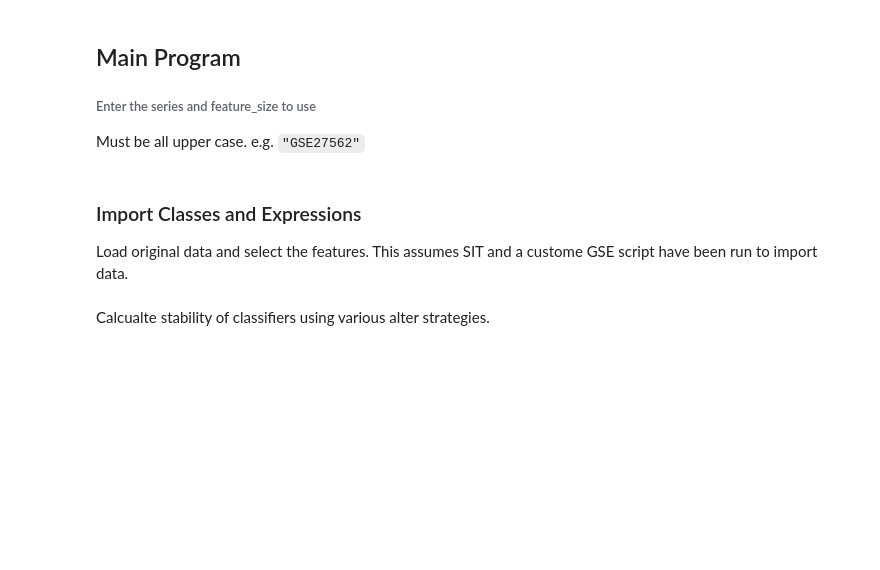
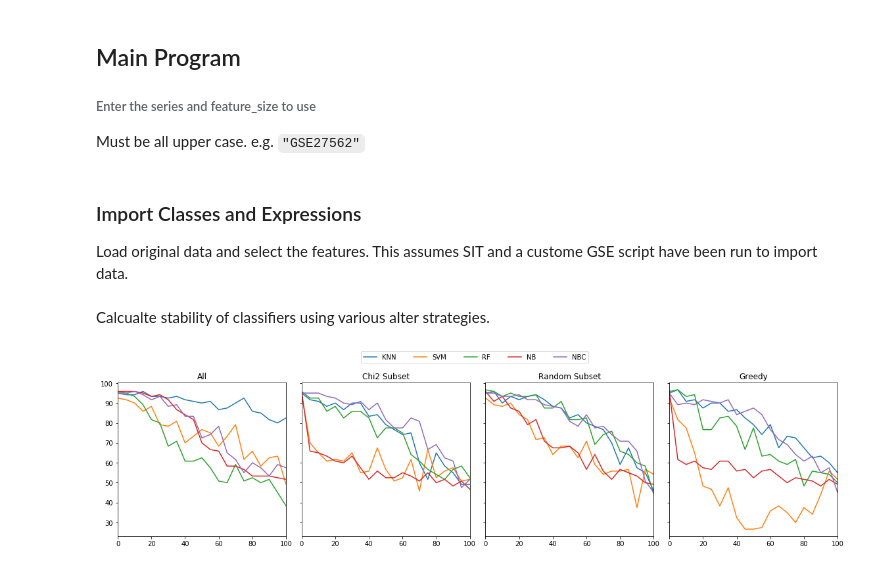
Before and after one commit to 2samgu2/GeneticStabilityAnalysis, a Jupyter notebook: main/notebooks/GSA.ipynb, the cells around one changed output. Drawn from its saved outputs; the diff is of its cells as text; code cells hidden in the pictures; blank space fills up the shorter version.

Commit message:
Added basic graphing
Added basic graphing.

```diff
--- a/main/notebooks/GSA.ipynb
+++ b/main/notebooks/GSA.ipynb
@@ -473,12 +473,12 @@ if not path.exists(gsa_path):
     makedirs(gsa_path)
 
 y = np.loadtxt(path.join(load_path, "classes.txt"), dtype=np.str, delimiter="\t")
-X = np.loadtxt(path.join(load_path, "exprs.txt"), delimiter="\t")
+X = np.loadtxt(path.join(load_path, "expressions.txt"), delimiter="\t")
 
 a = select_k_best(feature_size, X, y)
 X = X[:, a]
 
-np.save(path.join(gsa_path, "exprs.npy"), X)
+np.save(path.join(gsa_path, "expressions.npy"), X)
 np.save(path.join(gsa_path, "classses.npy"), y)
 # %% [markdown]
 Calcualte stability of classifiers using various alter strategies.
@@ -501,0 +502,38 @@ for estimator in estimators:
+# %%
+from matplotlib.pyplot import savefig, subplots, tight_layout
+
+
+series = "GSE19804"
+feature_size = 50
+
+notebook_dir = getcwd();
+main_dir = path.dirname(path.dirname(notebook_dir))
+load_path = path.join(main_dir, "GSE", series)
+gsa_path = path.join(main_dir,"GSA", series, str(feature_size))
+
+classifiers = ['KNN', 'SVM', 'RF', 'NB', 'NBC']
+strategies = ['ALL', 'SUB', 'RAND_SUB', 'GREEDY']
+names = ['All', 'Chi2 Subset', 'Random Subset', 'Greedy']
+
+fig, axs = subplots(1, len(strategies), figsize = (16,4), sharey = True)
+
+i = 0
+for strategy in strategies:
+    for classifier in classifiers:
+        data = np.load(path.join(gsa_path, "{}_{}_result.npy".format(classifier, strategy)))
+        data = list(zip(*list(data)))
+        axs[i].plot(np.arange(0,101,5), np.array(data[1])*100, label = classifier)
+        axs[i].set_xlim(0, 100)
+        axs[i].set_title(names[i])
+
+    handles, labels = axs[i].get_legend_handles_labels()
+    i = i + 1
+
+fig.legend(handles, labels, loc=3, bbox_to_anchor=(0.35, 1.0, 0.3, 0),
+           ncol=len(classifiers), mode="expand", borderaxespad=0.)
+
+fig.tight_layout()
+
+savefig('foo.png', bbox_inches='tight')
+# %% [output]
+[figure, added]
```
Also changed, not shown: parts of 3 cells of this notebook, 3 other files.
